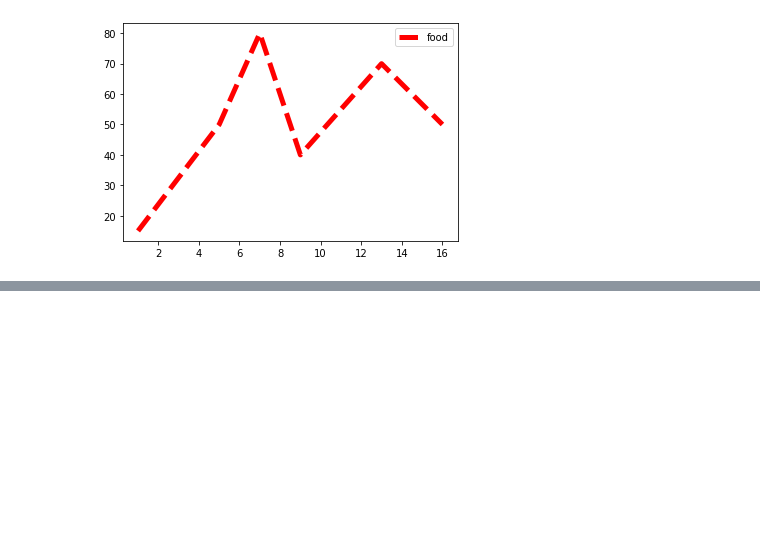
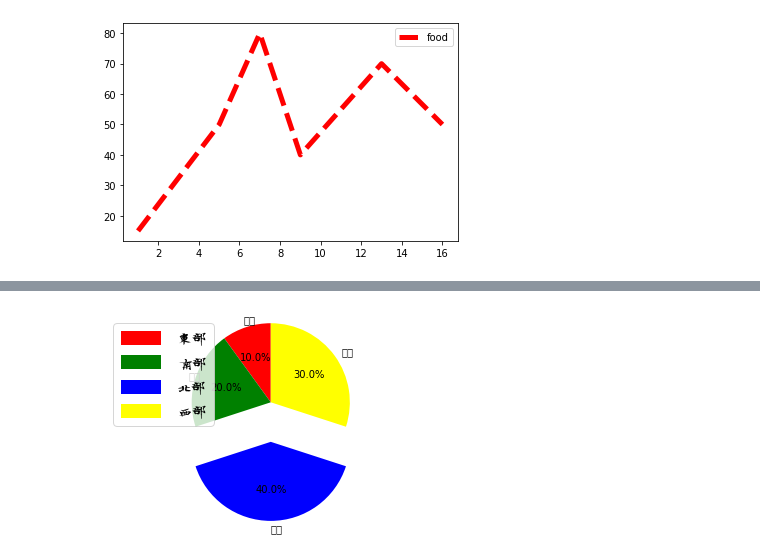
Before and after one commit to lucius8959/ColabFIle, a Jupyter notebook: Matplotlib_prac.ipynb, the cells around one changed output, grey strips where cells are left out. Drawn from its saved outputs; the diff is of its cells as text; code cells hidden in the pictures; blank space fills up the shorter version.

```diff
--- a/Matplotlib_prac.ipynb
+++ b/Matplotlib_prac.ipynb
@@ -13,0 +117,25 @@ plt.show()
+# %%
+import matplotlib.pyplot as plt
+
+labels = ["東部","南部","北部","西部"]
+sizes = [5,10,20,15]
+colors = ["red", "green", "blue", "yellow"]
+explode = (0,0,0.5,0)
+
+plt.pie(
+    sizes,
+    explode = explode,
+    labels=labels,
+    colors = colors,
+    labeldistance=1.1,
+    autopct = "%3.1f%%",
+    shadow=False,
+    startangle=90,
+    center=(10,0),
+    pctdistance=0.6
+    )
+plt.axis("equal")
+plt.legend(loc="upper left",prop=zhfont)
+plt.show()
+# %% [output]
+[figure, added]
```
Also changed, not shown: parts of 7 cells of this notebook.
